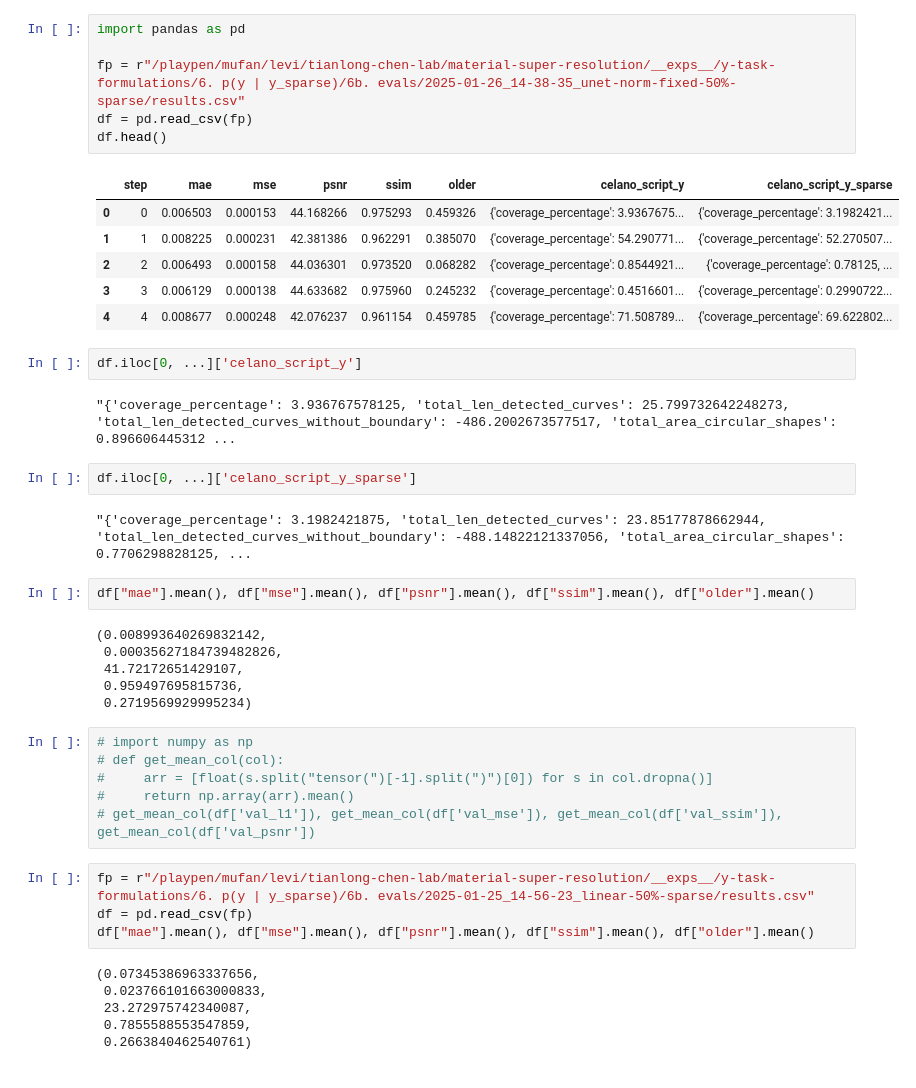
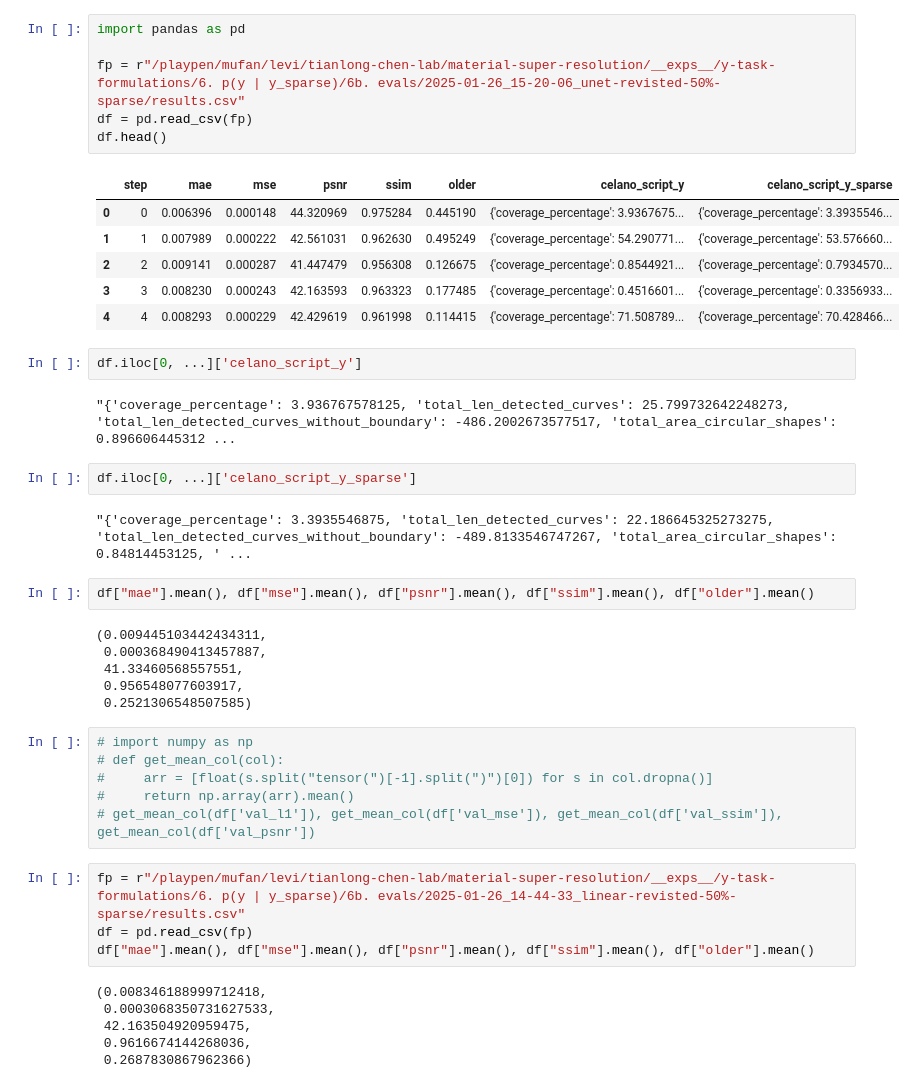
Before and after one commit to UNITES-Lab/sparse-cafm, a Jupyter notebook: eval/_eval.ipynb, the cells around one changed output. Cells and saved outputs as stored; diff of their text form.

```diff
--- a/eval/_eval.ipynb
+++ b/eval/_eval.ipynb
@@ -1,16 +1,16 @@
 # %%
 import pandas as pd
 
-fp = r"/playpen/mufan/levi/tianlong-chen-lab/material-super-resolution/__exps__/y-task-formulations/6. p(y | y_sparse)/6b. evals/2025-01-26_14-38-35_unet-norm-fixed-50%-sparse/results.csv"
+fp = r"/playpen/mufan/levi/tianlong-chen-lab/material-super-resolution/__exps__/y-task-formulations/6. p(y | y_sparse)/6b. evals/2025-01-26_15-20-06_unet-revisted-50%-sparse/results.csv"
 df = pd.read_csv(fp)
 df.head()
 # %% [output]
 |  | step | mae | mse | psnr | ssim | older | celano_script_y | celano_script_y_sparse |
-| 0 | 0 | 0.006503 | 0.000153 | 44.168266 | 0.975293 | 0.459326 | {'coverage_percentage': 3.9367675... | {'coverage_percentage': 3.1982421... |
-| 1 | 1 | 0.008225 | 0.000231 | 42.381386 | 0.962291 | 0.385070 | {'coverage_percentage': 54.290771... | {'coverage_percentage': 52.270507... |
-| 2 | 2 | 0.006493 | 0.000158 | 44.036301 | 0.973520 | 0.068282 | {'coverage_percentage': 0.8544921... | {'coverage_percentage': 0.78125, ... |
-| 3 | 3 | 0.006129 | 0.000138 | 44.633682 | 0.975960 | 0.245232 | {'coverage_percentage': 0.4516601... | {'coverage_percentage': 0.2990722... |
-| 4 | 4 | 0.008677 | 0.000248 | 42.076237 | 0.961154 | 0.459785 | {'coverage_percentage': 71.508789... | {'coverage_percentage': 69.622802... |
+| 0 | 0 | 0.006396 | 0.000148 | 44.320969 | 0.975284 | 0.445190 | {'coverage_percentage': 3.9367675... | {'coverage_percentage': 3.3935546... |
+| 1 | 1 | 0.007989 | 0.000222 | 42.561031 | 0.962630 | 0.495249 | {'coverage_percentage': 54.290771... | {'coverage_percentage': 53.576660... |
+| 2 | 2 | 0.009141 | 0.000287 | 41.447479 | 0.956308 | 0.126675 | {'coverage_percentage': 0.8544921... | {'coverage_percentage': 0.7934570... |
+| 3 | 3 | 0.008230 | 0.000243 | 42.163593 | 0.963323 | 0.177485 | {'coverage_percentage': 0.4516601... | {'coverage_percentage': 0.3356933... |
+| 4 | 4 | 0.008293 | 0.000229 | 42.429619 | 0.961998 | 0.114415 | {'coverage_percentage': 71.508789... | {'coverage_percentage': 70.428466... |
 # %%
 df.iloc[0, ...]['celano_script_y']
 # %% [output]
@@ -18,15 +18,15 @@ df.iloc[0, ...]['celano_script_y']
 # %%
 df.iloc[0, ...]['celano_script_y_sparse']
 # %% [output]
-"{'coverage_percentage': 3.1982421875, 'total_len_detected_curves': 23.85177878662944, 'total_len_detected_curves_without_boundary': -488.14822121337056, 'total_area_circular_shapes': 0.7706298828125, ...
+"{'coverage_percentage': 3.3935546875, 'total_len_detected_curves': 22.186645325273275, 'total_len_detected_curves_without_boundary': -489.8133546747267, 'total_area_circular_shapes': 0.84814453125, ' ...
 # %%
 df["mae"].mean(), df["mse"].mean(), df["psnr"].mean(), df["ssim"].mean(), df["older"].mean()
 # %% [output]
-(0.008993640269832142,
- 0.00035627184739482826,
- 41.72172651429107,
- 0.959497695815736,
- 0.2719569929995234)
+(0.009445103442434311,
+ 0.000368490413457887,
+ 41.33460568557551,
+ 0.956548077603917,
+ 0.2521306548507585)
 # %%
 # import numpy as np
 # def get_mean_col(col):
@@ -34,15 +34,15 @@ df["mae"].mean(), df["mse"].mean(), df["psnr"].mean(), df["ssim"].mean(), df["ol
 #     return np.array(arr).mean()
 # get_mean_col(df['val_l1']), get_mean_col(df['val_mse']), get_mean_col(df['val_ssim']), get_mean_col(df['val_psnr'])
 # %%
-fp = r"/playpen/mufan/levi/tianlong-chen-lab/material-super-resolution/__exps__/y-task-formulations/6. p(y | y_sparse)/6b. evals/2025-01-25_14-56-23_linear-50%-sparse/results.csv"
+fp = r"/playpen/mufan/levi/tianlong-chen-lab/material-super-resolution/__exps__/y-task-formulations/6. p(y | y_sparse)/6b. evals/2025-01-26_14-44-33_linear-revisted-50%-sparse/results.csv"
 df = pd.read_csv(fp)
 df["mae"].mean(), df["mse"].mean(), df["psnr"].mean(), df["ssim"].mean(), df["older"].mean()
 # %% [output]
-(0.07345386963337656,
- 0.023766101663000833,
- 23.272975742340087,
- 0.7855588553547859,
- 0.2663840462540761)
+(0.008346188999712418,
+ 0.0003068350731627533,
+ 42.163504920959475,
+ 0.9616674144268036,
+ 0.2687830867962366)
 # %%
 df.iloc[0, ...]['celano_script_y']
 # %% [output]
```
Also changed, not shown: parts of 2 cells of this notebook, 7 other files.
